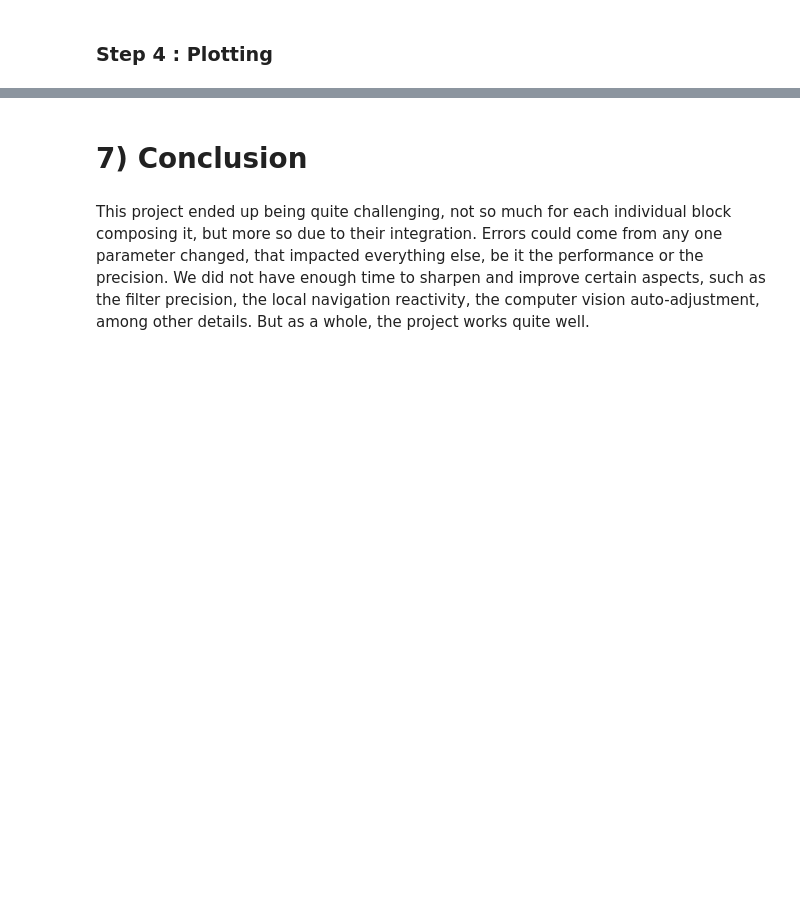
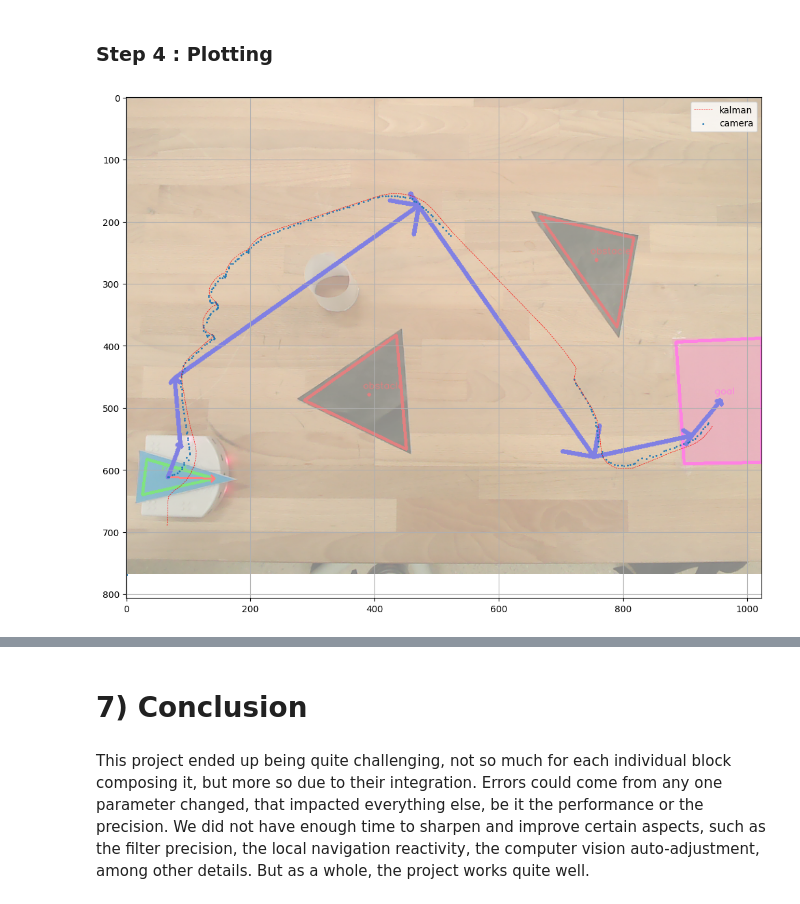
Before and after one commit to jsilveira1409/MICRO-452-Basics-of-mobile-robotics, a Jupyter notebook: Final/Report.ipynb, the cells around one changed output, grey strips where cells are left out. Saved outputs shown, nothing was run; the diff lists cells and outputs as text; code cells hidden in the pictures; blank space fills up the shorter version.

```diff
--- a/Final/Report.ipynb
+++ b/Final/Report.ipynb
@@ -611,6 +641,14 @@ if cv_successful:
+# %%
+ret, frame = video_capture.read()
+# print frame size
+print(frame.shape)
+
+print(ret)
+plt.imshow(cv2.cvtColor(frame, cv2.COLOR_BGR2RGB))
+cv2.imwrite('frame.jpeg', frame)
 # %% [markdown]
 ### Step 3 : Pathing
 # %%
-cam, kal, pred = pathing(video_capture, metric_path, metric_start[0], metric_start[1], -robot[2])
+cam, kal, pred, video = pathing(video_capture, metric_path, metric_start[0], metric_start[1], -robot[2])
 print("finished")
 motors(stop, stop)
@@ -619,26 +675,25 @@ motors(stop, stop)
 # %%
 cam_copy = np.array(cam)
 kal_copy = np.array(kal)
 pred_copy = np.array(pred)
 obst_copy  = np.array(obst)
-
+plt.figure(figsize=(15,10))
 #plot
 pixel_cam = np.zeros(np.shape(cam_copy))
 pixel_kal = np.zeros(np.shape(kal_copy))
 pixel_pred = np.zeros(np.shape(pred_copy))
 # transform to pixel
 for i in range(len(cam)):
     pixel_cam[i] = metric_to_pixel(cam_copy[i])
     pixel_kal[i] = metric_to_pixel(kal_copy[i])
-    pixel_pred[i] = metric_to_pixel(pred_copy[i])
 
 implot = plt.imshow(cv2.cvtColor(frame, cv2.COLOR_BGR2RGB), origin='upper', alpha=0.5)
-plt.plot(pixel_kal[:,0], -pixel_kal[:,1] + CAMERA_HEIGHT, 'r', label='camera', linestyle='--', linewidth=0.5)
-plt.plot(pixel_cam[:,0], -pixel_cam[:,1]+ CAMERA_HEIGHT, 'b', label='kalman', linestyle='--', linewidth=0.5)
-plt.plot(pixel_pred[:,0], -pixel_pred[:,1]+ CAMERA_HEIGHT, 'g', label='predicted', linestyle='--', linewidth=0.5)
+plt.plot(pixel_kal[:,0], -pixel_kal[:,1] + CAMERA_HEIGHT, 'r', label='kalman', linestyle='--', linewidth=0.5)
+plt.scatter(pixel_cam[:,0], -pixel_cam[:,1]+ CAMERA_HEIGHT, label='camera',s = 1)
 
 
 plt.legend()
 plt.grid()
-
 plt.show()
+# %% [output]
+[figure, added]
```
Also changed, not shown: parts of 4 cells of this notebook, 16 other files.
